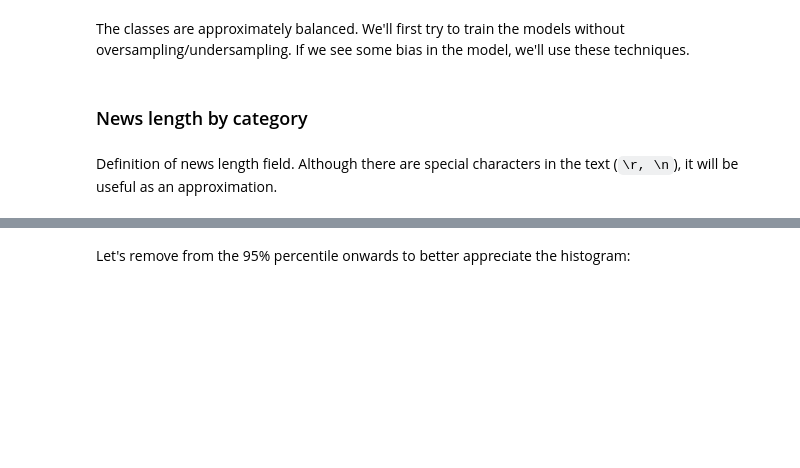
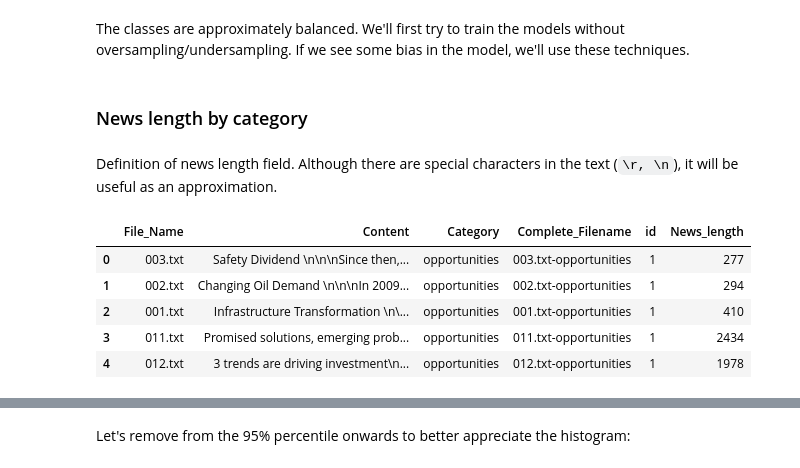
Before and after one commit to anjanshrestha123/Feature-Engineering-1, a Jupyter notebook: ICE1/02. Exploratory Data Analysis/02. Exploratory Data Analysis.ipynb, the cells around one changed output, grey strips where cells are left out. Drawn from its saved outputs; the diff is of its cells as text; code cells hidden in the pictures; blank space fills up the shorter version.

```diff
--- a/ICE1/02. Exploratory Data Analysis/02. Exploratory Data Analysis.ipynb
+++ b/ICE1/02. Exploratory Data Analysis/02. Exploratory Data Analysis.ipynb
@@ -45,7 +23,7 @@ ModuleNotFoundError: No module named 'altair'
 # %% [markdown]
 Loading the dataset:
 # %%
-df_path = "/home/lnc/0. Latest News Classifier/01. Dataset Creation/"
+df_path = "../01. Dataset Creation/"
 df_path2 = df_path + 'News_dataset.csv'
 df = pd.read_csv(df_path2, sep=';')
 # %%
@@ -111,6 +109,15 @@ The classes are approximately balanced. We'll first try to train the models with
 Definition of news length field. Although there are special characters in the text (``\r, \n``), it will be useful as an approximation.
 # %%
 df['News_length'] = df['Content'].str.len()
+# %%
+df.head()
+# %% [output]
+|  | File_Name | Content | Category | Complete_Filename | id | News_length |
+| 0 | 003.txt | Safety Dividend \n\n\nSince then,... | opportunities | 003.txt-opportunities | 1 | 277 |
+| 1 | 002.txt | Changing Oil Demand \n\n\nIn 2009... | opportunities | 002.txt-opportunities | 1 | 294 |
+| 2 | 001.txt | Infrastructure Transformation \n\... | opportunities | 001.txt-opportunities | 1 | 410 |
+| 3 | 011.txt | Promised solutions, emerging prob... | opportunities | 011.txt-opportunities | 1 | 2434 |
+| 4 | 012.txt | 3 trends are driving investment\n... | opportunities | 012.txt-opportunities | 1 | 1978 |
 # %%
 plt.figure(figsize=(12.8,6))
 sns.distplot(df['News_length']).set_title('News length distribution');
```
Also changed, not shown: parts of 12 cells of this notebook, 38 other files.
